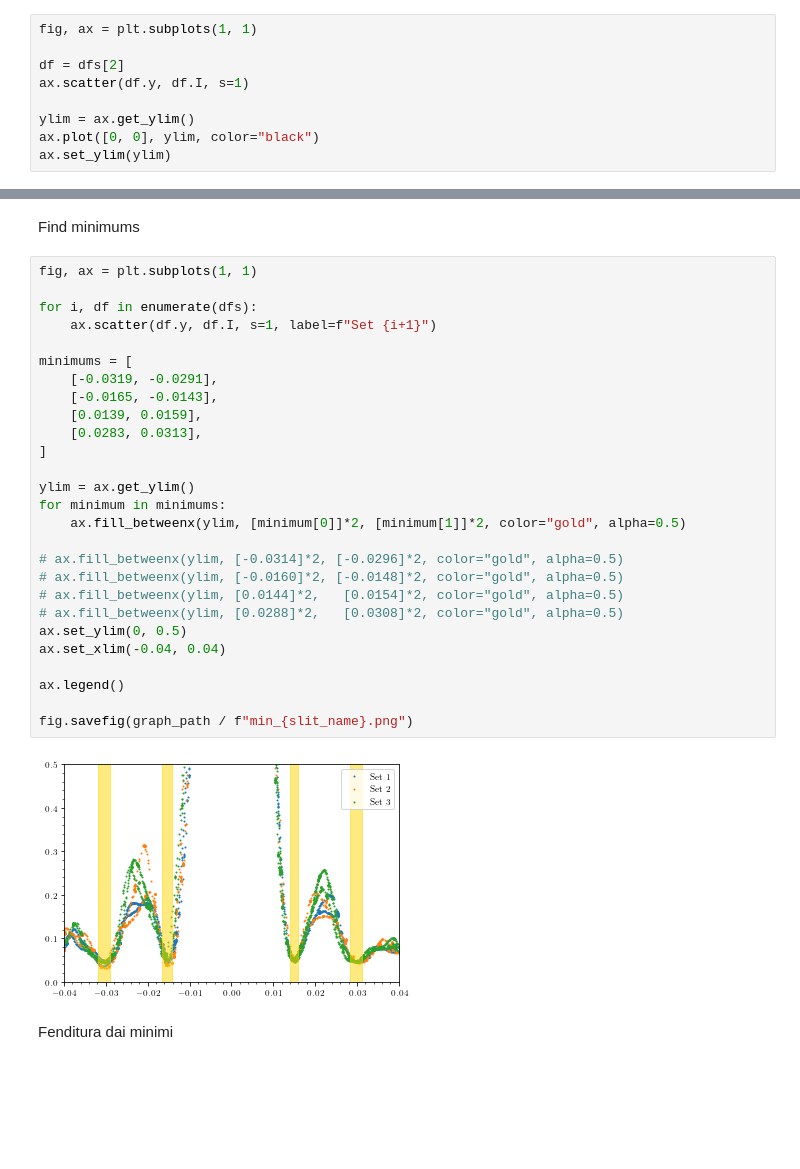
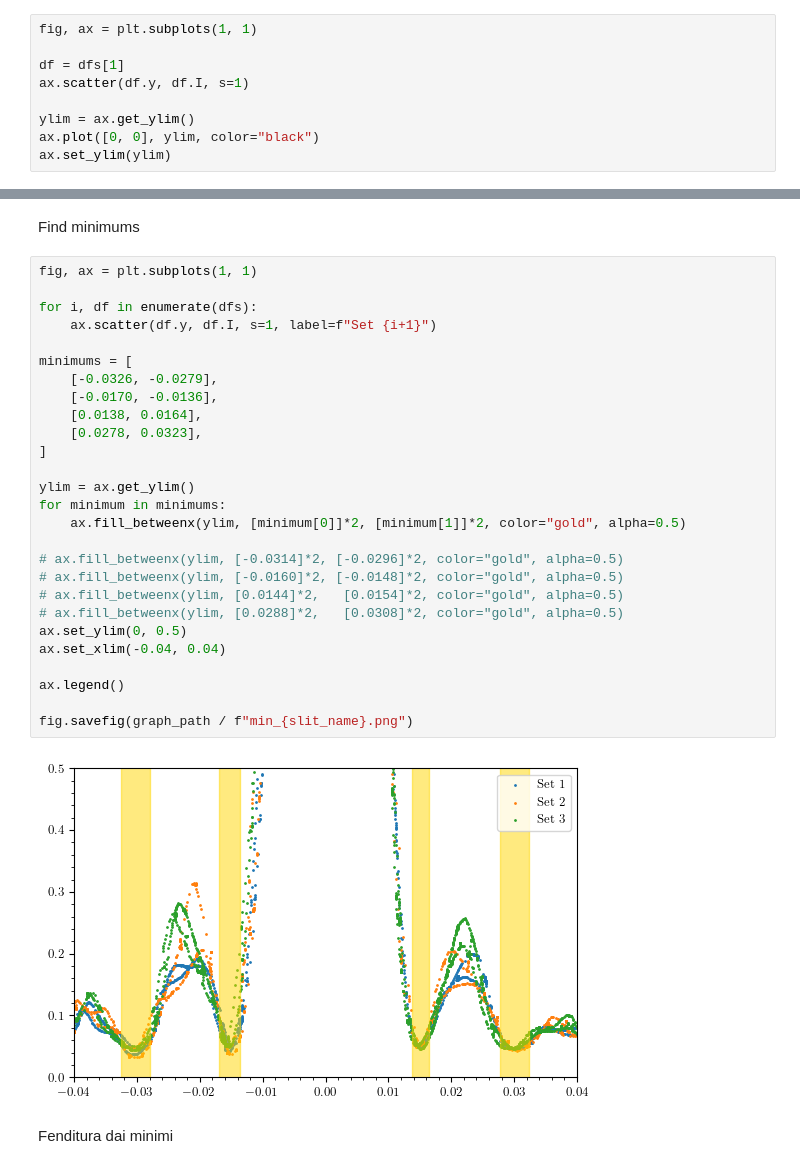
Before and after one commit to Vayxen/Lab2-Ottica-1, a Jupyter notebook: code/slit_0.04.ipynb, the cells around one changed output, grey strips where cells are left out. Drawn from its saved outputs; the diff is of its cells as text; blank space fills up the shorter version.

```diff
--- a/code/slit_0.04.ipynb
+++ b/code/slit_0.04.ipynb
@@ -51,7 +51,7 @@ Center sets on 0
 # %%
 fig, ax = plt.subplots(1, 1)
 
-df = dfs[2]
+df = dfs[1]
 ax.scatter(df.y, df.I, s=1)
 
 ylim = ax.get_ylim()
@@ -80,32 +80,32 @@ Find minimums
 # %%
 fig, ax = plt.subplots(1, 1)
 
 for i, df in enumerate(dfs):
     ax.scatter(df.y, df.I, s=1, label=f"Set {i+1}")
 
 minimums = [
-    [-0.0319, -0.0291],
-    [-0.0165, -0.0143],
-    [0.0139, 0.0159],
-    [0.0283, 0.0313],
+    [-0.0326, -0.0279],
+    [-0.0170, -0.0136],
+    [0.0138, 0.0164],
+    [0.0278, 0.0323],
 ]
 
 ylim = ax.get_ylim()
 for minimum in minimums:
     ax.fill_betweenx(ylim, [minimum[0]]*2, [minimum[1]]*2, color="gold", alpha=0.5)
 
 # ax.fill_betweenx(ylim, [-0.0314]*2, [-0.0296]*2, color="gold", alpha=0.5)
 # ax.fill_betweenx(ylim, [-0.0160]*2, [-0.0148]*2, color="gold", alpha=0.5)
 # ax.fill_betweenx(ylim, [0.0144]*2,   [0.0154]*2, color="gold", alpha=0.5)
 # ax.fill_betweenx(ylim, [0.0288]*2,   [0.0308]*2, color="gold", alpha=0.5)
 ax.set_ylim(0, 0.5)
 ax.set_xlim(-0.04, 0.04)
 
 ax.legend()
 
 fig.savefig(graph_path / f"min_{slit_name}.png")
 # %% [output]
-[figure, old version]
+[figure, new version]
 # %% [markdown]
 Fenditura dai minimi
 # %%
```
Also changed, not shown: parts of 5 cells of this notebook, 11 other files.
